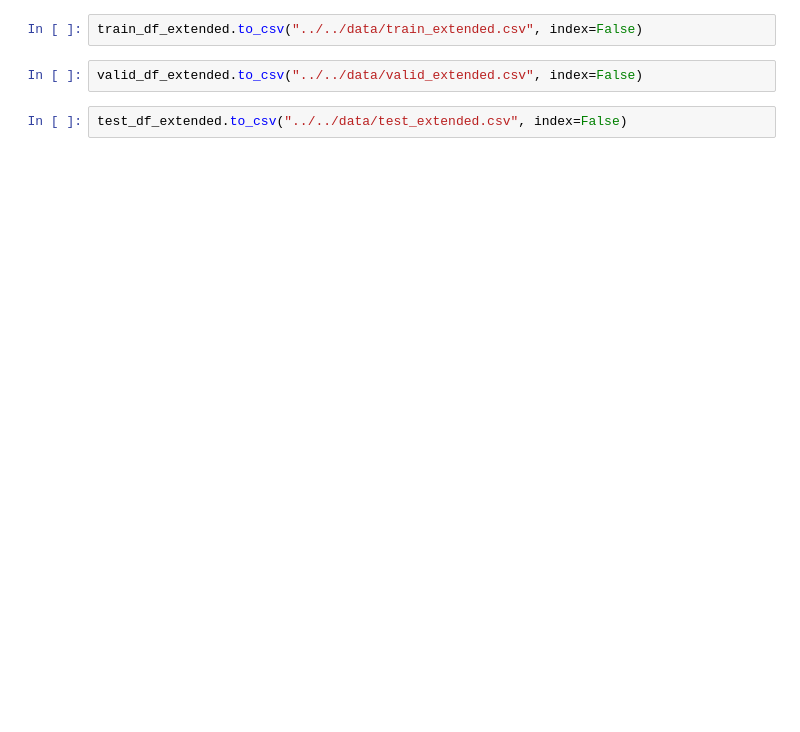
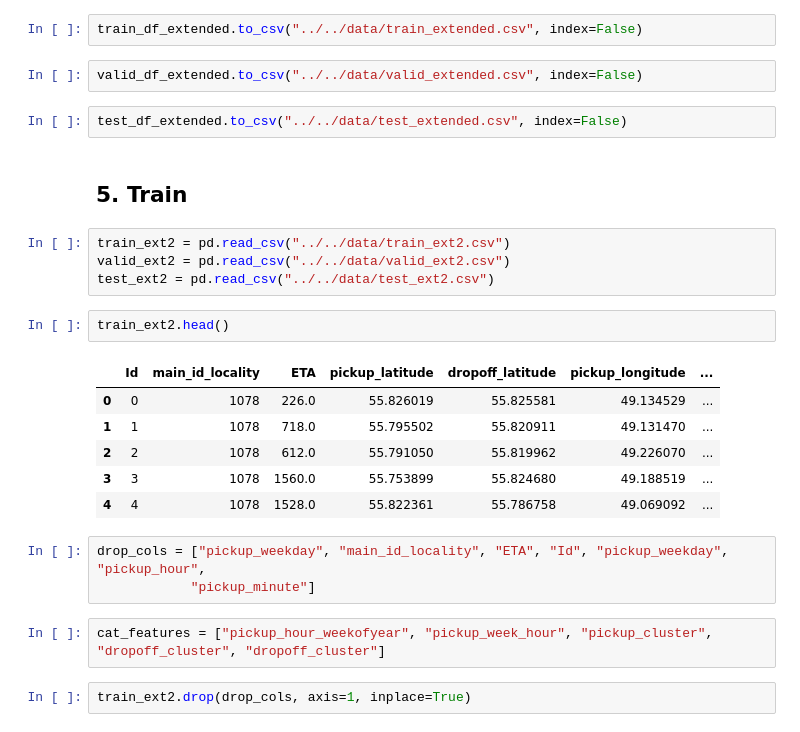
Before and after one commit to MrShevan/MIPT-hack, a Jupyter notebook: maxfilin/CitymobilKaggle.ipynb, the cells around one changed output. Saved outputs shown, nothing was run; the diff lists cells and outputs as text; blank space fills up the shorter version.

```diff
--- a/maxfilin/CitymobilKaggle.ipynb
+++ b/maxfilin/CitymobilKaggle.ipynb
@@ -241,3 +370,25 @@ train_df_extended.to_csv("../../data/train_extended.csv", index=False)
 valid_df_extended.to_csv("../../data/valid_extended.csv", index=False)
 # %%
 test_df_extended.to_csv("../../data/test_extended.csv", index=False)
+# %% [markdown]
+## 5. Train
+# %%
+train_ext2 = pd.read_csv("../../data/train_ext2.csv")
+valid_ext2 = pd.read_csv("../../data/valid_ext2.csv")
+test_ext2 = pd.read_csv("../../data/test_ext2.csv")
+# %%
+train_ext2.head()
+# %% [output]
+|  | Id | main_id_locality | ETA | pickup_latitude | dropoff_latitude | pickup_longitude | ... |
+| 0 | 0 | 1078 | 226.0 | 55.826019 | 55.825581 | 49.134529 | ... |
+| 1 | 1 | 1078 | 718.0 | 55.795502 | 55.820911 | 49.131470 | ... |
+| 2 | 2 | 1078 | 612.0 | 55.791050 | 55.819962 | 49.226070 | ... |
+| 3 | 3 | 1078 | 1560.0 | 55.753899 | 55.824680 | 49.188519 | ... |
+| 4 | 4 | 1078 | 1528.0 | 55.822361 | 55.786758 | 49.069092 | ... |
+# %%
+drop_cols = ["pickup_weekday", "main_id_locality", "ETA", "Id", "pickup_weekday", "pickup_hour",
+            "pickup_minute"]
+# %%
+cat_features = ["pickup_hour_weekofyear", "pickup_week_hour", "pickup_cluster", "dropoff_cluster", "dropoff_cluster"]
+# %%
+train_ext2.drop(drop_cols, axis=1, inplace=True)
```
Also changed, not shown: parts of 34 cells of this notebook, 7 other files.
